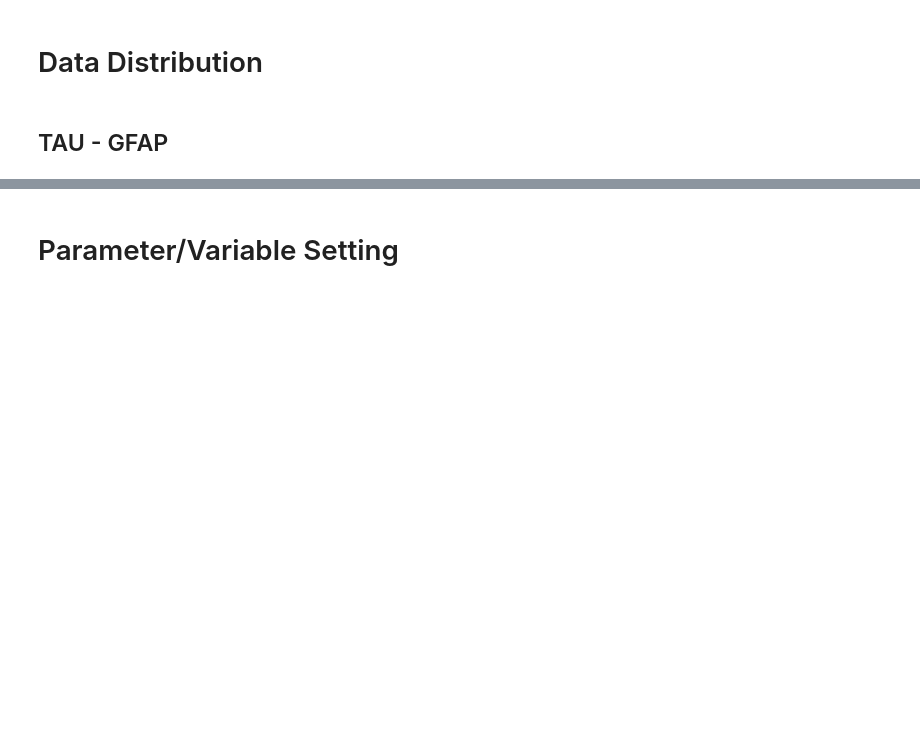
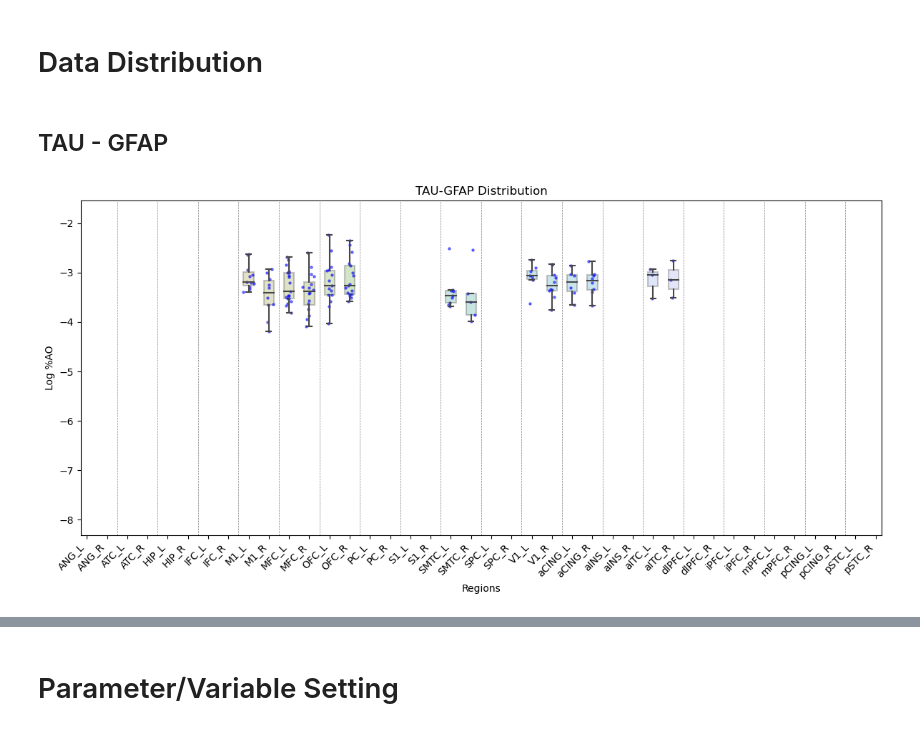
Before and after one commit to dontminchenit/mBIN, a Jupyter notebook: FTD_JupyterNotebook/GFAP_Ferritin_Analysis/[1] Compute Covariance Matrix [TAU, TDP - GFAP, Ferritin].ipynb, the cells around one changed output, grey strips where cells are left out. Drawn from its saved outputs; the diff is of its cells as text; code cells hidden in the pictures; blank space fills up the shorter version.

```diff
--- a/FTD_JupyterNotebook/GFAP_Ferritin_Analysis/[1] Compute Covariance Matrix [TAU, TDP - GFAP, Ferritin].ipynb
+++ b/FTD_JupyterNotebook/GFAP_Ferritin_Analysis/[1] Compute Covariance Matrix [TAU, TDP - GFAP, Ferritin].ipynb
@@ -58,2 +99,15 @@ f.close()
+# %%
+# min max
+all_values = np.concatenate([GFAP_TAU.flatten(), Ferr_TAU.flatten(), GFAP_TDP.flatten(), Ferr_TDP.flatten()])
+min_val = np.nanmin(all_values)
+max_val = np.nanmax(all_values)
+buffer = (max_val-min_val) * 0.1
+
+min_val = min_val - buffer
+max_val = max_val + buffer
 # %% [markdown]
 ## TAU - GFAP
+# %%
+dist_boxplot(GFAP_TAU, LabelNames, min_val, max_val, 'TAU-GFAP Distribution', 'Regions', 'Log %AO')
+# %% [output]
+[figure, added]
```
Also changed, not shown: parts of 8 cells of this notebook, 2 other files.
